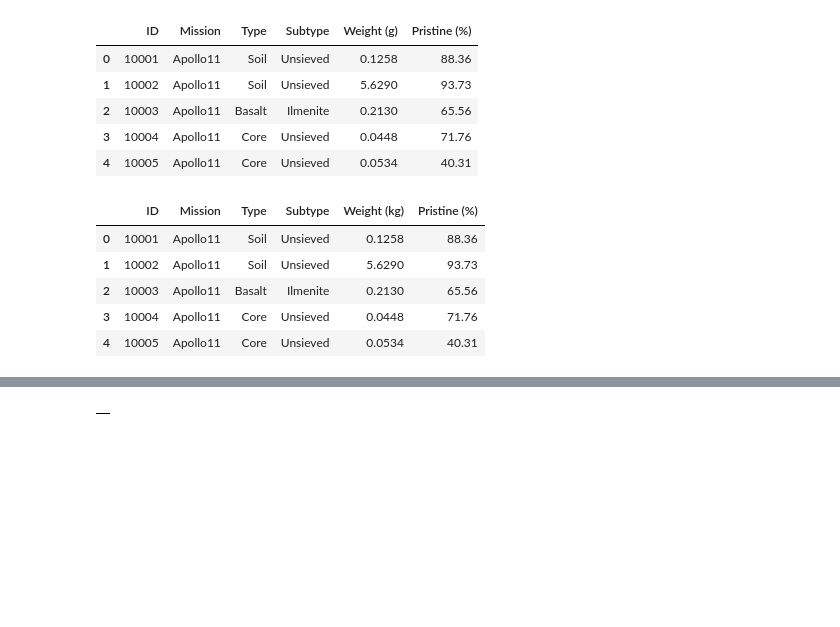
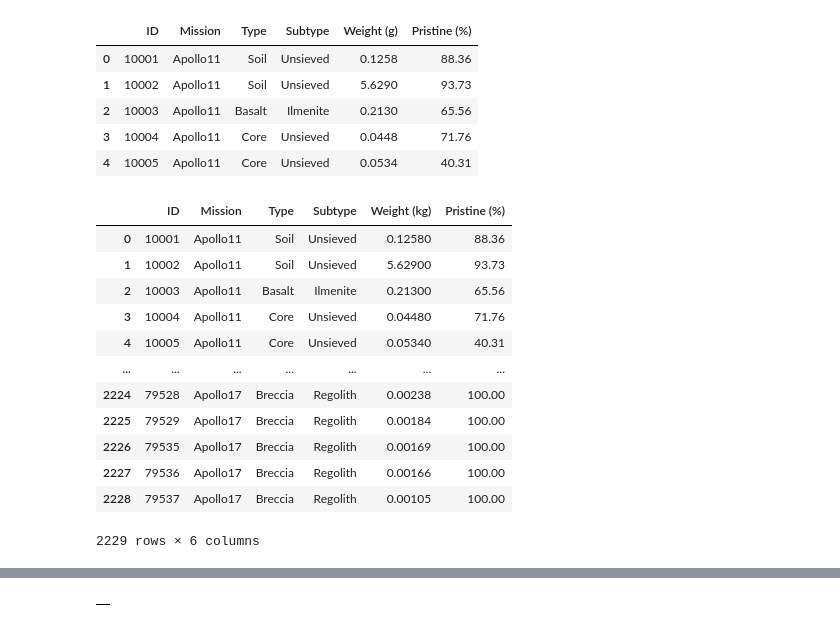
Before and after one commit to jimmynkim/MS_pythonproject, a Jupyter notebook: 20250925.ipynb, the cells around one changed output, grey strips where cells are left out. Saved outputs shown, nothing was run; the diff lists cells and outputs as text; code cells hidden in the pictures; blank space fills up the shorter version.

```diff
--- a/20250925.ipynb
+++ b/20250925.ipynb
@@ -77,2 +148,4 @@
 # %%
 # 데이터 파일을 읽어오기
+rock_samples = pd.read_csv('data/rocksamples.csv')
+rock_samples
@@ -189,6 +401,8 @@ rock_samples['Weight (g)']
 Name: Weight (g), Length: 2229, dtype: float64
 # %%
 # 1단계 -> 컬럼값변환 : rock_samples['Weight (g)'] -> rock_samples['Weight (kg)]
+rock_samples['Weight (g)'] = rock_samples['Weight (g)'].apply(lambda x: x * 0.001)
+rock_samples['Weight (g)']
 # %% [output]
 0       0.12580
 1       5.62900
@@ -213,10 +427,20 @@ rock_samples.head()
 | 4 | 10005 | Apollo11 | Core | Unsieved | 0.0534 | 40.31 |
 # %%
 #2단계 -> 컬럼명 변환 : 'Weight(g)' -> 'Weight(kg)
+rock_samples = rock_samples.rename(columns={'Weight (g)':'Weight (kg)'})
+# rock_samples.rename(columns={'Weight (g)':'Weight (kg)'}, inplace = True)
+rock_samples
 # %% [output]
 |  | ID | Mission | Type | Subtype | Weight (kg) | Pristine (%) |
-| 0 | 10001 | Apollo11 | Soil | Unsieved | 0.1258 | 88.36 |
-| 1 | 10002 | Apollo11 | Soil | Unsieved | 5.6290 | 93.73 |
-| 2 | 10003 | Apollo11 | Basalt | Ilmenite | 0.2130 | 65.56 |
-| 3 | 10004 | Apollo11 | Core | Unsieved | 0.0448 | 71.76 |
-| 4 | 10005 | Apollo11 | Core | Unsieved | 0.0534 | 40.31 |
+| 0 | 10001 | Apollo11 | Soil | Unsieved | 0.12580 | 88.36 |
+| 1 | 10002 | Apollo11 | Soil | Unsieved | 5.62900 | 93.73 |
+| 2 | 10003 | Apollo11 | Basalt | Ilmenite | 0.21300 | 65.56 |
+| 3 | 10004 | Apollo11 | Core | Unsieved | 0.04480 | 71.76 |
+| 4 | 10005 | Apollo11 | Core | Unsieved | 0.05340 | 40.31 |
+| ... | ... | ... | ... | ... | ... | ... |
+| 2224 | 79528 | Apollo17 | Breccia | Regolith | 0.00238 | 100.00 |
+| 2225 | 79529 | Apollo17 | Breccia | Regolith | 0.00184 | 100.00 |
+| 2226 | 79535 | Apollo17 | Breccia | Regolith | 0.00169 | 100.00 |
+| 2227 | 79536 | Apollo17 | Breccia | Regolith | 0.00166 | 100.00 |
+| 2228 | 79537 | Apollo17 | Breccia | Regolith | 0.00105 | 100.00 |
+2229 rows × 6 columns
```
Also changed, not shown: parts of 126 cells of this notebook.
